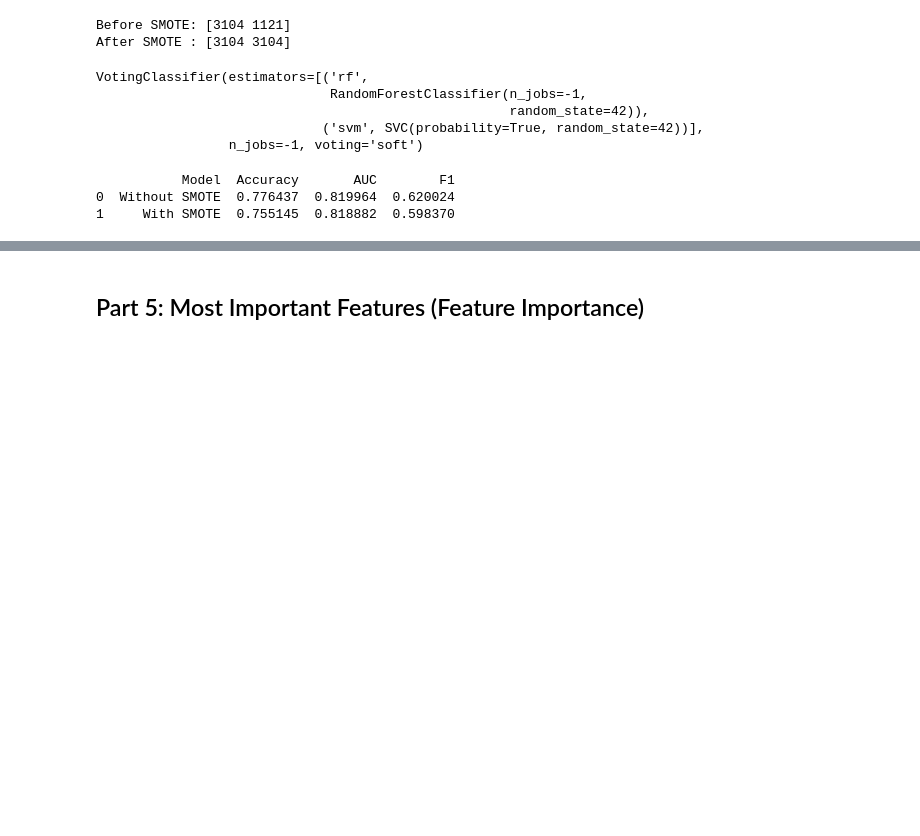
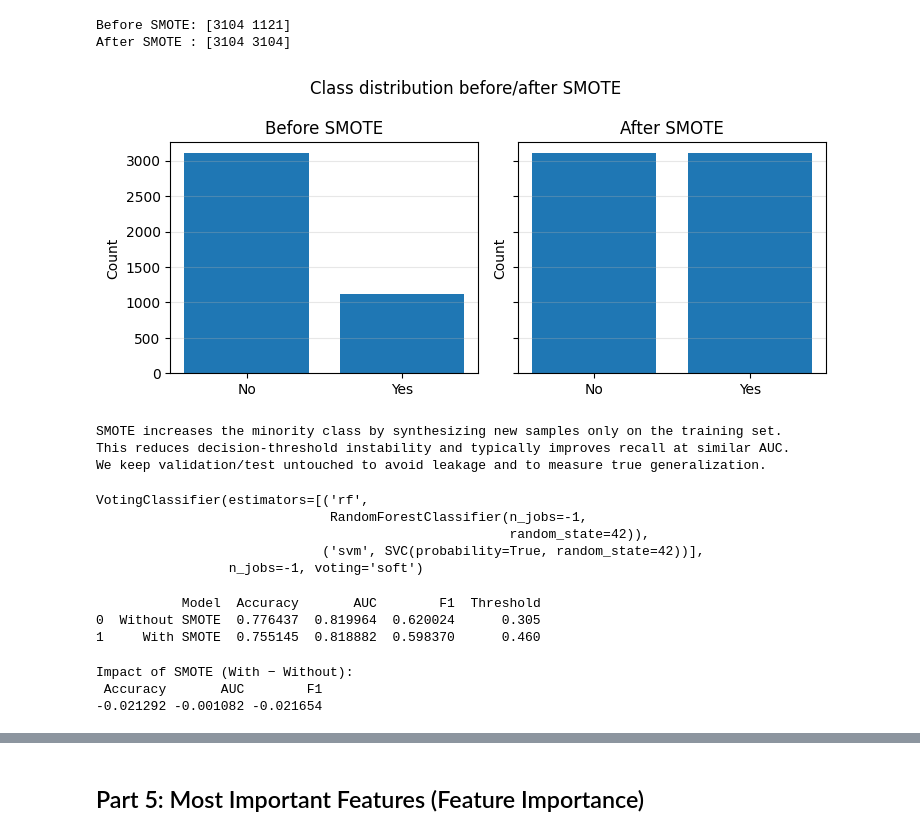
Before and after one commit to carloscastro4172/Machine-Learning, a Jupyter notebook: Mid_Machine/pipeline/pipeline_telco_churn.ipynb, the cells around one changed output, grey strips where cells are left out. Cells and saved outputs as stored; diff of their text form; code cells hidden in the pictures; blank space fills up the shorter version.

```diff
--- a/Mid_Machine/pipeline/pipeline_telco_churn.ipynb
+++ b/Mid_Machine/pipeline/pipeline_telco_churn.ipynb
@@ -1155,6 +1155,33 @@ print("After SMOTE :", np.bincount((y_train_bal == "Yes").astype(int)))
 # %% [output]
 Before SMOTE: [3104 1121]
 After SMOTE : [3104 3104]
+# %%
+# Class distribution before/after SMOTE
+counts_before = pd.Series((y_train == "Yes").astype(int)).value_counts().sort_index()
+counts_after  = pd.Series((y_train_bal == "Yes").astype(int)).value_counts().sort_index()
+
+fig, ax = plt.subplots(1, 2, figsize=(7.5, 3.4), sharey=True)
+ax[0].bar(['No', 'Yes'], counts_before.values)
+ax[0].set_title('Before SMOTE')
+ax[1].bar(['No', 'Yes'], counts_after.values)
+ax[1].set_title('After SMOTE')
+for a in ax:
+    a.set_ylabel('Count')
+    a.grid(axis='y', alpha=0.3)
+plt.suptitle('Class distribution before/after SMOTE')
+plt.tight_layout()
+plt.show()
+
+print(
+    "SMOTE increases the minority class by synthesizing new samples only on the training set.\n"
+    "This reduces decision-threshold instability and typically improves recall at similar AUC.\n"
+    "We keep validation/test untouched to avoid leakage and to measure true generalization."
+)
+# %% [output]
+[figure, added]
+SMOTE increases the minority class by synthesizing new samples only on the training set.
+This reduces decision-threshold instability and typically improves recall at similar AUC.
+We keep validation/test untouched to avoid leakage and to measure true generalization.
 # %%
 # Retrain the best model (Voting Soft) with balanced data
 vote_soft_smote = VotingClassifier(
@@ -1172,19 +1199,28 @@ VotingClassifier(estimators=[('rf',
 # %%
 # Evaluate both versions (with and without SMOTE)
 def eval_model(name, model, X_val, y_val, X_test, y_test):
+    # find index of positive class 'Yes'
+    if hasattr(model, "classes_") and "Yes" in list(model.classes_):
+        pos_idx = list(model.classes_).index("Yes")
+    else:
+        pos_idx = 1
+
     # tune threshold on validation
-    val_proba = model.predict_proba(X_val)[:, 1]
+    val_proba = model.predict_proba(X_val)[:, pos_idx]
     best_thr, best_f1, best_p, best_r = find_best_threshold_by_f1(
         y_val, val_proba, pos_label="Yes", n_steps=201
     )
-    # test metrics
-    test_proba = model.predict_proba(X_test)[:, 1]
+
+    # test metrics at tuned threshold
+    test_proba = model.predict_proba(X_test)[:, pos_idx]
     y_pred_test = np.where(test_proba >= best_thr, "Yes", "No")
+
     return {
         "Model": name,
         "Accuracy": accuracy_score(y_test, y_pred_test),
         "AUC": roc_auc_score(y_test == "Yes", test_proba),
-        "F1": f1_score(y_test, y_pred_test, pos_label="Yes")
+        "F1": f1_score(y_test, y_pred_test, pos_label="Yes"),
+        "Threshold": float(best_thr)
     }
 
 res_no_smote = eval_model("Without SMOTE", vote_soft, X_val_prep, y_val, X_test_prep, y_test)
@@ -1193,8 +1229,19 @@ res_smote    = eval_model("With SMOTE", vote_soft_smote, X_val_prep, y_val, X_te
 smote_results = pd.DataFrame([res_no_smote, res_smote])
 print(smote_results)
 # %% [output]
-           Model  Accuracy       AUC        F1
-0  Without SMOTE  0.776437  0.819964  0.620024
-1     With SMOTE  0.755145  0.818882  0.598370
+           Model  Accuracy       AUC        F1  Threshold
+0  Without SMOTE  0.776437  0.819964  0.620024      0.305
+1     With SMOTE  0.755145  0.818882  0.598370      0.460
+# %%
+# Impact table (With − Without)
+_ordered = smote_results.set_index("Model").loc[["Without SMOTE", "With SMOTE"]]
+impact = (_ordered.loc["With SMOTE", ["Accuracy", "AUC", "F1"]]
+          - _ordered.loc["Without SMOTE", ["Accuracy", "AUC", "F1"]]).rename("With − Without")
+print("\nImpact of SMOTE (With − Without):")
+print(impact.to_frame().T.to_string(index=False))
+# %% [output]
+Impact of SMOTE (With − Without):
+ Accuracy       AUC        F1
+-0.021292 -0.001082 -0.021654
 # %%
 # Bar chart comparison
```
Also changed, not shown: parts of 34 cells of this notebook.
